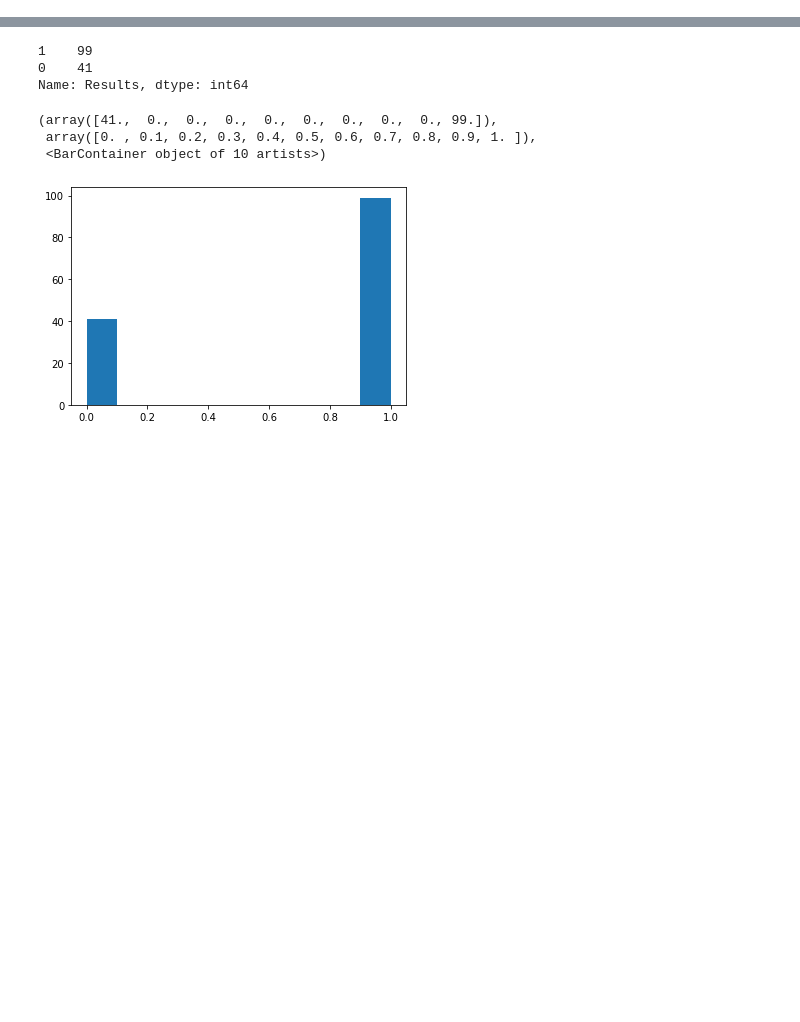
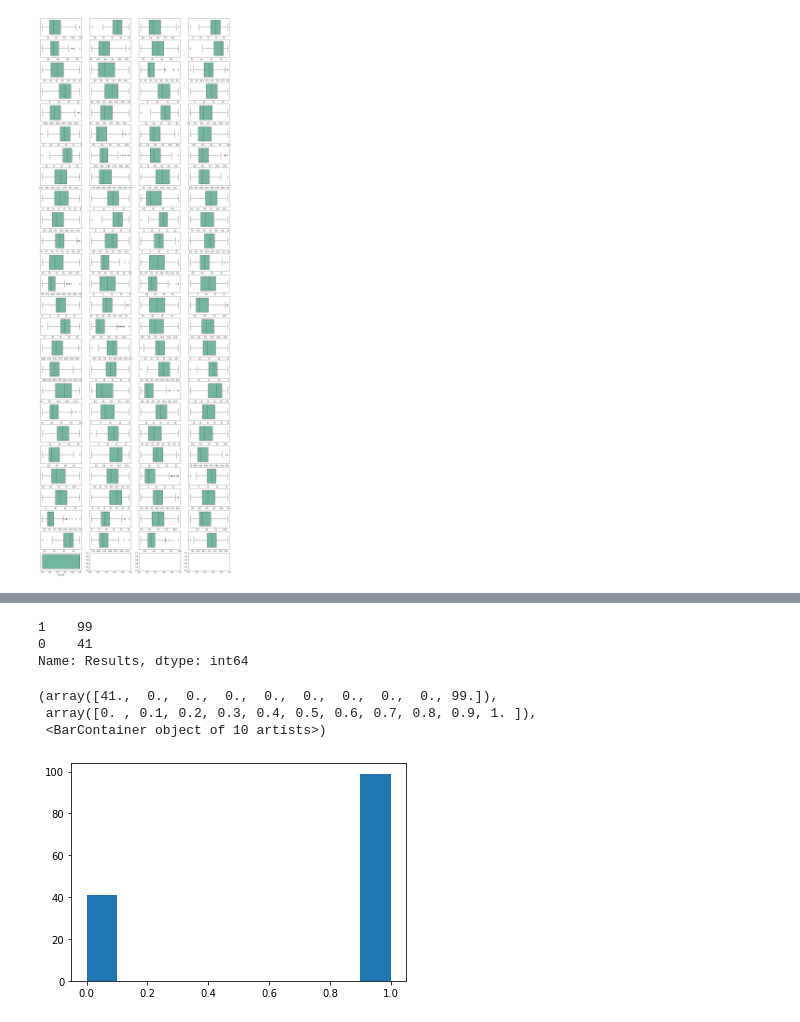
Before and after one commit to pradeepdharmasena/ML_models_Research, a Jupyter notebook: Hypertension_Trans/models/model_100.ipynb, the cells around one changed output, grey strips where cells are left out. Drawn from its saved outputs; the diff is of its cells as text; code cells hidden in the pictures; blank space fills up the shorter version.

```diff
--- a/Hypertension_Trans/models/model_100.ipynb
+++ b/Hypertension_Trans/models/model_100.ipynb
@@ -117,3 +94,89 @@ for i, column in enumerate(df.columns[0:]):
+# %%
+fig, axes = plt.subplots(26,4, figsize=(20,60))
+x_,y_ = 0,0
+for i, column in enumerate(df.columns[0:]):
+    sb.boxplot(x=df[column], ax=axes[x_,y_], palette="Set2")
+    if i < 3:
+        y_ += 1
+    elif i == 3:
+        x_ = 1
+        y_ = 0
+    elif i == 7:
+        x_ = 2
+        y_ = 0
+    elif i == 11:
+        x_ = 3
+        y_ = 0
+    elif i == 15:
+        x_ = 4
+        y_ = 0
+    elif i == 19:
+        x_ = 5
+        y_ = 0
+    elif i == 23:
+        x_ = 6
+        y_ = 0
+    elif i == 27:
+        x_ = 7
+        y_ = 0
+    elif i == 31:
+        x_ = 8
+        y_ = 0
+    elif i == 35:
+        x_ = 9
+        y_ = 0
+    elif i == 39:
+        x_ = 10
+        y_ = 0
+    elif i == 43:
+        x_ = 11
+        y_ = 0
+    elif i == 47:
+        x_ = 12
+        y_ = 0
+    elif i == 51:
+        x_ = 13
+        y_ = 0
+    elif i == 55:
+        x_ = 14
+        y_ = 0
+    elif i == 59:
+        x_ = 15
+        y_ = 0
+    elif i == 63:
+        x_ = 16
+        y_ = 0
+    elif i == 67:
+        x_ = 17
+        y_ = 0
+    elif i == 71:
+        x_ = 18
+        y_ = 0
+    elif i == 75:
+        x_ = 19
+        y_ = 0
+    elif i == 79:
+        x_ = 20
+        y_ = 0
+    elif i == 83:
+        x_ = 21
+        y_ = 0
+    elif i == 87:
+        x_ = 22
+        y_ = 0
+    elif i == 91:
+        x_ = 23
+        y_ = 0
+    elif i == 95:
+        x_ = 24
+        y_ = 0
+    elif i == 99:
+        x_ = 25
+        y_ = 0
+    else:
+        y_ += 1
+# %% [output]
+[figure, added]
 # %%
 cols = df.columns
 print(cols)
```
Also changed, not shown: parts of 13 cells of this notebook, 20 other files.
